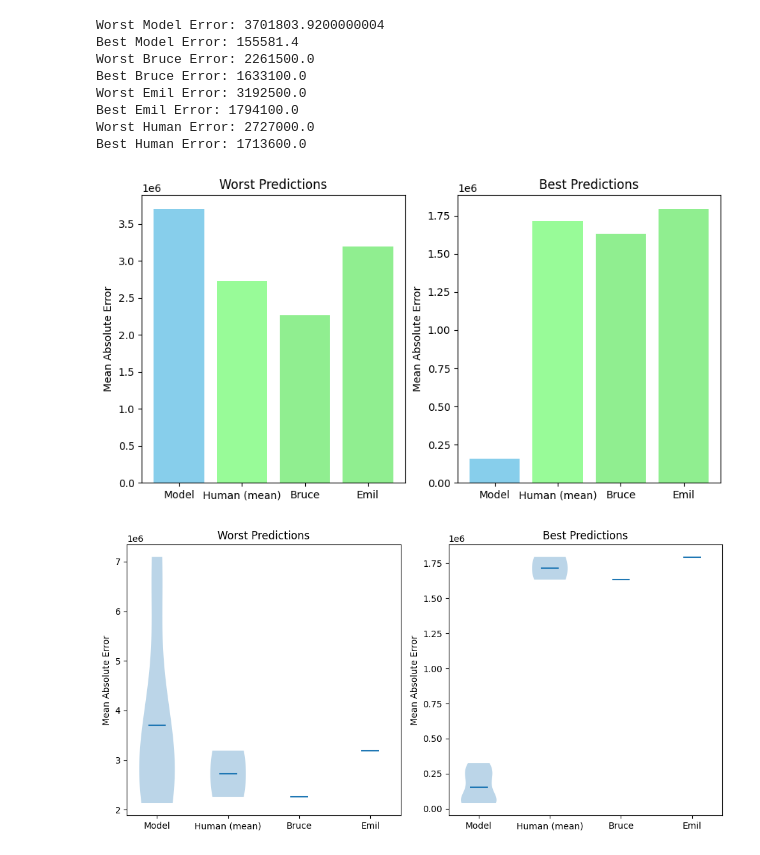
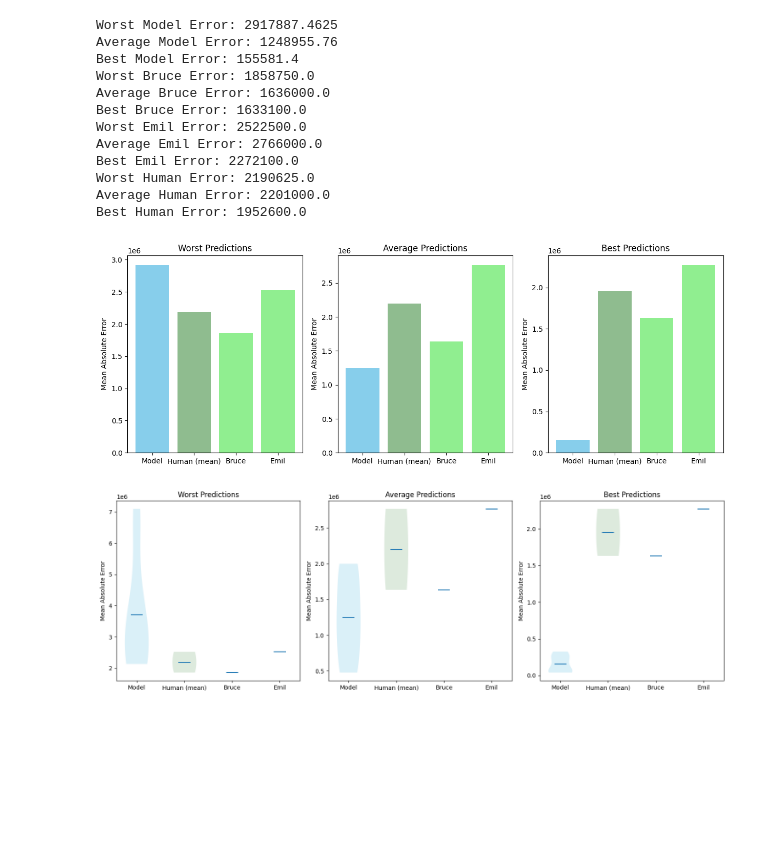
Before and after one commit to besplago/thesis-house-price-estimation, a Jupyter notebook: human_eval_comparison.ipynb, the cells around one changed output. Saved outputs shown, nothing was run; the diff lists cells and outputs as text; code cells hidden in the pictures; blank space fills up the shorter version.

Commit message:
add(human_eval_comp): average

```diff
--- a/human_eval_comparison.ipynb
+++ b/human_eval_comparison.ipynb
@@ -7,45 +7,64 @@ human_worst_predictions = {
     "emil": [4000000, 3500000, 6000000, 7000000, 4000000, 3500000, 6000000, 8000000, 4000000, 7000000]
 }
 
+human_avg_predictions = {
+    "bruce": [6200000, 3900000, 5900000, 4500000, 3200000, 2700000, 3000000, 3600000, 3500000, 3700000],
+    "emil": [5000000, 4000000, 6000000, 7000000, 5000000, 3200000, 5300000, 4000000, 6000000, 6000000]
+}
+
 human_best_predictions = {
     "bruce": [4100000, 4600000, 3700000, 2700000, 5200000, 6100000, 5500000, 3900000, 5400000, 3900000],
-    "emil": [4000000, 4500000, 4000000, 3500000, 4500000, 5000000, 6600000, 4600000, 5000000, 6000000]
+    "emil": [5000000, 4000000, 6000000, 7000000, 5000000, 3200000, 5300000, 4000000, 6000000, 5000000]
 }
 
 model_worst_predictions = [4415150.5, 3417366, 6168729.5, 5002230.5, 3033517,  1362230.8, 5898152, 7033172,  4774150.5, 4654910]
+model_avg_predictions = [3065941.2, 4087889, 2914234.5, 4843704, 3432666.8, 2947488, 3078213, 2899572.5, 2200663, 3001068]
 model_best_predictions = [2521397.8, 3542629.8, 2409723.5, 2691010.2, 2611277.8, 3835130.5, 2491243.5, 4668530, 2926347, 3112773.5]
 
 actual_worst = [10995000, 5995000, 9795000, 7295000, 5995000, 3495000, 2675000, 2725000, 6995000, 11750000]
+actual_avg = [4995000, 2195000, 2275000, 2845000, 2195000, 1795000, 2600000, 1795000, 1650000, 1495000]
 actual_best = [2195000, 3495000, 2350000, 2649000, 2795000, 3795000, 2195000, 4395000, 2995000, 2895000]
 
 # Compare the model predictions with the human predictions and the actual prices
 worst_model_error = np.mean(np.abs(np.array(actual_worst) - np.array(model_worst_predictions)))
+avg_model_error = np.mean(np.abs(np.array(actual_avg) - np.array(model_avg_predictions)))
 best_model_error = np.mean(np.abs(np.array(actual_best) - np.array(model_best_predictions)))
 
 print(f"Worst Model Error: {worst_model_error}")
+print(f"Average Model Error: {avg_model_error}")
 print(f"Best Model Error: {best_model_error}")
 
 bruce_worst_error = np.mean(np.abs(np.array(actual_worst) - np.array(human_worst_predictions["bruce"])))
+bruce_avg_error = np.mean(np.abs(np.array(actual_avg) - np.array(human_avg_predictions["bruce"])))
 bruce_best_error = np.mean(np.abs(np.array(actual_best) - np.array(human_best_predictions["bruce"])))
 
 emil_worst_error = np.mean(np.abs(np.array(actual_worst) - np.array(human_worst_predictions["emil"])))
+emil_avg_error = np.mean(np.abs(np.array(actual_avg) - np.array(human_avg_predictions["emil"])))
 emil_best_error = np.mean(np.abs(np.array(actual_best) - np.array(human_best_predictions["emil"])))
 
 mean_human_worst_error = np.mean([bruce_worst_error, emil_worst_error])
+mean_human_avg_error = np.mean([bruce_avg_error, emil_avg_error])
 mean_human_best_error = np.mean([bruce_best_error, emil_best_error])
 
 print(f"Worst Bruce Error: {bruce_worst_error}")
+print(f"Average Bruce Error: {bruce_avg_error}")
 print(f"Best Bruce Error: {bruce_best_error}")
 print(f"Worst Emil Error: {emil_worst_error}")
+print(f"Average Emil Error: {emil_avg_error}")
 print(f"Best Emil Error: {emil_best_error}")
 print(f"Worst Human Error: {mean_human_worst_error}")
+print(f"Average Human Error: {mean_human_avg_error}")
 print(f"Best Human Error: {mean_human_best_error}")
 # %% [output]
-Worst Model Error: 3701803.9200000004
+Worst Model Error: 2917887.4625
+Average Model Error: 1248955.76
 Best Model Error: 155581.4
-Worst Bruce Error: 2261500.0
+Worst Bruce Error: 1858750.0
+Average Bruce Error: 1636000.0
 Best Bruce Error: 1633100.0
-Worst Emil Error: 3192500.0
-Best Emil Error: 1794100.0
-Worst Human Error: 2727000.0
-Best Human Error: 1713600.0
+Worst Emil Error: 2522500.0
+Average Emil Error: 2766000.0
+Best Emil Error: 2272100.0
+Worst Human Error: 2190625.0
+Average Human Error: 2201000.0
+Best Human Error: 1952600.0
@@ -52,35 +76,44 @@ Best Human Error: 1713600.0
 # %%
 # Plot the worst and best predictions
-plt.figure(figsize=(10, 5))
-plt.subplot(1, 2, 1)
+plt.figure(figsize=(15, 5))
+plt.subplot(1, 3, 1)
 bar_colors = ["skyblue", "darkseagreen", "lightgreen", "lightgreen"]
 plt.bar(
     ["Model", "Human (mean)", "Bruce", "Emil"],
     [worst_model_error, mean_human_worst_error, bruce_worst_error, emil_worst_error],
     color=bar_colors,
 )
 plt.title("Worst Predictions")
 plt.ylabel("Mean Absolute Error")
-plt.subplot(1, 2, 2)
+plt.subplot(1, 3, 2)
+plt.bar(
+    ["Model", "Human (mean)", "Bruce", "Emil"],
+    [avg_model_error, mean_human_avg_error, bruce_avg_error, emil_avg_error],
+    color=bar_colors,
+)
+plt.title("Average Predictions")
+plt.ylabel("Mean Absolute Error")
+plt.subplot(1, 3, 3)
 plt.bar(
     ["Model", "Human (mean)", "Bruce", "Emil"],
     [best_model_error, mean_human_best_error, bruce_best_error, emil_best_error],
     color=bar_colors,
 )
 plt.title("Best Predictions")
 plt.ylabel("Mean Absolute Error")
 plt.show()
 # %% [output]
-[figure, old version]
+[figure, new version]
 # %%
 import matplotlib.pyplot as plt
 import numpy as np
 
 # Plotting
-plt.figure(figsize=(10, 5))
+plt.figure(figsize=(15, 5))
+colors = ["skyblue", "darkseagreen", "lightgreen", "lightgreen"]
 
 # Worst Predictions Violin Plot
-plt.subplot(1, 2, 1)
+plt.subplot(1, 3, 1)
 vp = plt.violinplot(
     dataset=[
         np.abs(np.array(actual_worst) - np.array(model_worst_predictions)),
@@ -91,12 +124,32 @@ vp = plt.violinplot(
     showmeans=True,
     showextrema=False,
 )
+for i in range(1, 5):
+    vp["bodies"][i - 1].set_facecolor(colors[i - 1])
 plt.xticks([1, 2, 3, 4], ["Model", "Human (mean)", "Bruce", "Emil"])
 plt.title("Worst Predictions")
 plt.ylabel("Mean Absolute Error")
 
+# Average Predictions Violin Plot
+plt.subplot(1, 3, 2)
+vp = plt.violinplot(
+    dataset=[
+        np.abs(np.array(actual_avg) - np.array(model_avg_predictions)),
+        [bruce_avg_error, emil_avg_error],
+        [bruce_avg_error],
+        [emil_avg_error],
+    ],
+    showmeans=True,
+    showextrema=False,
+)
+for i in range(1, 5):
+    vp["bodies"][i - 1].set_facecolor(colors[i - 1])
+plt.xticks([1, 2, 3, 4], ["Model", "Human (mean)", "Bruce", "Emil"])
+plt.title("Average Predictions")
+plt.ylabel("Mean Absolute Error")
+
 # Best Predictions Violin Plot
-plt.subplot(1, 2, 2)
+plt.subplot(1, 3, 3)
 vp = plt.violinplot(
     dataset=[
         np.abs(np.array(actual_best) - np.array(model_best_predictions)),
@@ -107,6 +160,8 @@ vp = plt.violinplot(
     showmeans=True,
     showextrema=False,
 )
+for i in range(1, 5):
+    vp["bodies"][i - 1].set_facecolor(colors[i - 1])
 plt.xticks([1, 2, 3, 4], ["Model", "Human (mean)", "Bruce", "Emil"])
 plt.title("Best Predictions")
 plt.ylabel("Mean Absolute Error")
@@ -114,4 +169,4 @@ plt.ylabel("Mean Absolute Error")
 plt.tight_layout()
 plt.show()
 # %% [output]
-[figure, old version]
+[figure, new version]
```
Also changed, not shown: parts of 1 cell of this notebook.
